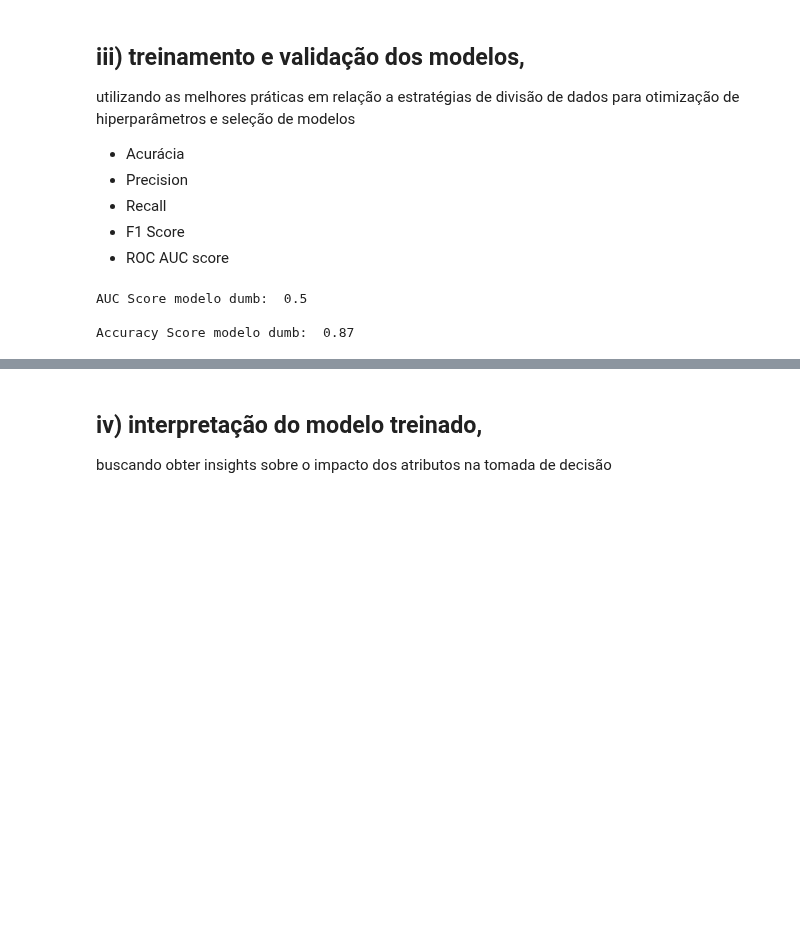
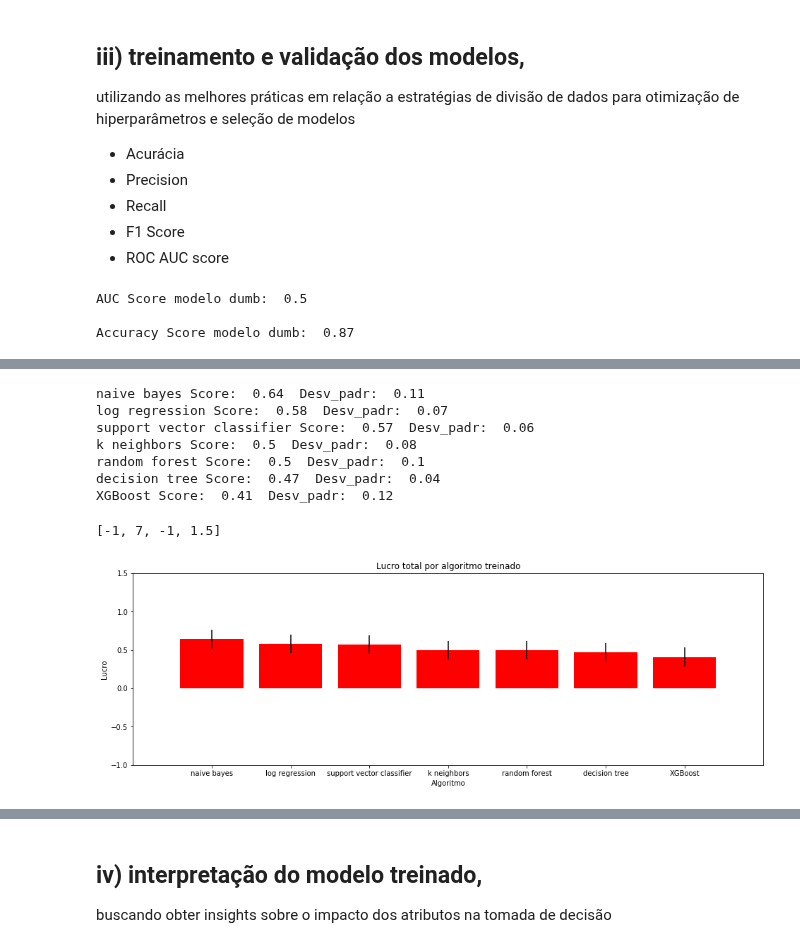
Before and after one commit to kaline/TrabalhoFinalML, a Jupyter notebook: dataset.ipynb, the cells around one changed output, grey strips where cells are left out. Saved outputs shown, nothing was run; the diff lists cells and outputs as text; code cells hidden in the pictures; blank space fills up the shorter version.

Commit message:
:sparkles: add classifiers

```diff
--- a/dataset.ipynb
+++ b/dataset.ipynb
@@ -637,0 +662,66 @@ Accuracy Score modelo dumb:  0.87
+# %%
+from sklearn.model_selection import cross_val_score
+from xgboost import XGBClassifier
+from sklearn.naive_bayes import GaussianNB
+from sklearn.tree import DecisionTreeClassifier
+from sklearn.ensemble import RandomForestClassifier
+from sklearn.linear_model import LogisticRegression
+from sklearn.neighbors import KNeighborsClassifier
+from sklearn.svm import LinearSVC
+
+# Parâmetros iniciais para cada algoritmo (Vamos buscar ajustar inicialmente os hiperparametros para trabalharem com a taget desbalanceada)
+naive_bayes_params = [{}]
+xgb_params         = [{"scale_pos_weight":5,"random_state":42}] # 100% de targets dividido pela quantidade de positivos (20%) = 5
+kneighbors_params  = [{"weights":"distance"}]
+svc_params         = [{"class_weight":"balanced"}]
+log_reg_params     = [{"class_weight":"balanced","max_iter":10000}]
+dec_tree_params    = [{"class_weight":"balanced"}]
+rand_for_params    = [{"class_weight":"balanced","random_state":42}]
+
+# Array auxiliar para organizar a iteração dos laços de repetição
+modelclasses = [
+     ["naive bayes",       GaussianNB,                 naive_bayes_params]
+    ,["XGBoost",           XGBClassifier,                      xgb_params]
+    ,["k neighbors",       KNeighborsClassifier,        kneighbors_params]
+    ,["support vector classifier", LinearSVC,                  svc_params]
+    ,["log regression",    LogisticRegression,             log_reg_params]
+    ,["decision tree",     DecisionTreeClassifier,        dec_tree_params]
+    ,["random forest",     RandomForestClassifier,        rand_for_params]
+]
+
+insights = []
+# Laço de repetição que treina e testa cada algoritmo com seus respectivos hiperparâmetros
+for modelname, Model, params_list in modelclasses:
+    for params in params_list:
+        model = Model(**params)
+        cv_scores = cross_val_score(model, X_train, y_train, scoring='roc_auc', cv=5)
+        score = round(cv_scores.mean(),2)
+        score_stddev = round(cv_scores.std(),2)
+        insights.append((modelname, model, params, score, score_stddev))
+
+insights.sort(key=lambda x:x[-2], reverse=True)
+# Laço que printa os resultados
+modelnames = []
+scores = []
+for modelname, model, params, score, score_stddev in insights:
+    print(modelname, 'Score: ',score, ' Desv_padr: ',score_stddev)
+    modelnames.append(modelname)
+    scores.append(score)
+
+# Recurso visual
+plt.figure(figsize=(16,5))
+plt.bar(modelnames, scores, color='red', yerr=score_stddev)
+plt.ylabel('Lucro')
+plt.xlabel('Algoritmo')
+plt.title('Lucro total por algoritmo treinado')
+plt.axis([-1,len(modelnames),-1,1.5])
+# %% [output]
+naive bayes Score:  0.64  Desv_padr:  0.11
+log regression Score:  0.58  Desv_padr:  0.07
+support vector classifier Score:  0.57  Desv_padr:  0.06
+k neighbors Score:  0.5  Desv_padr:  0.08
+random forest Score:  0.5  Desv_padr:  0.1
+decision tree Score:  0.47  Desv_padr:  0.04
+XGBoost Score:  0.41  Desv_padr:  0.12
+[-1, 7, -1, 1.5]
+[figure, added]
```
Also changed, not shown: parts of 3 cells of this notebook.
